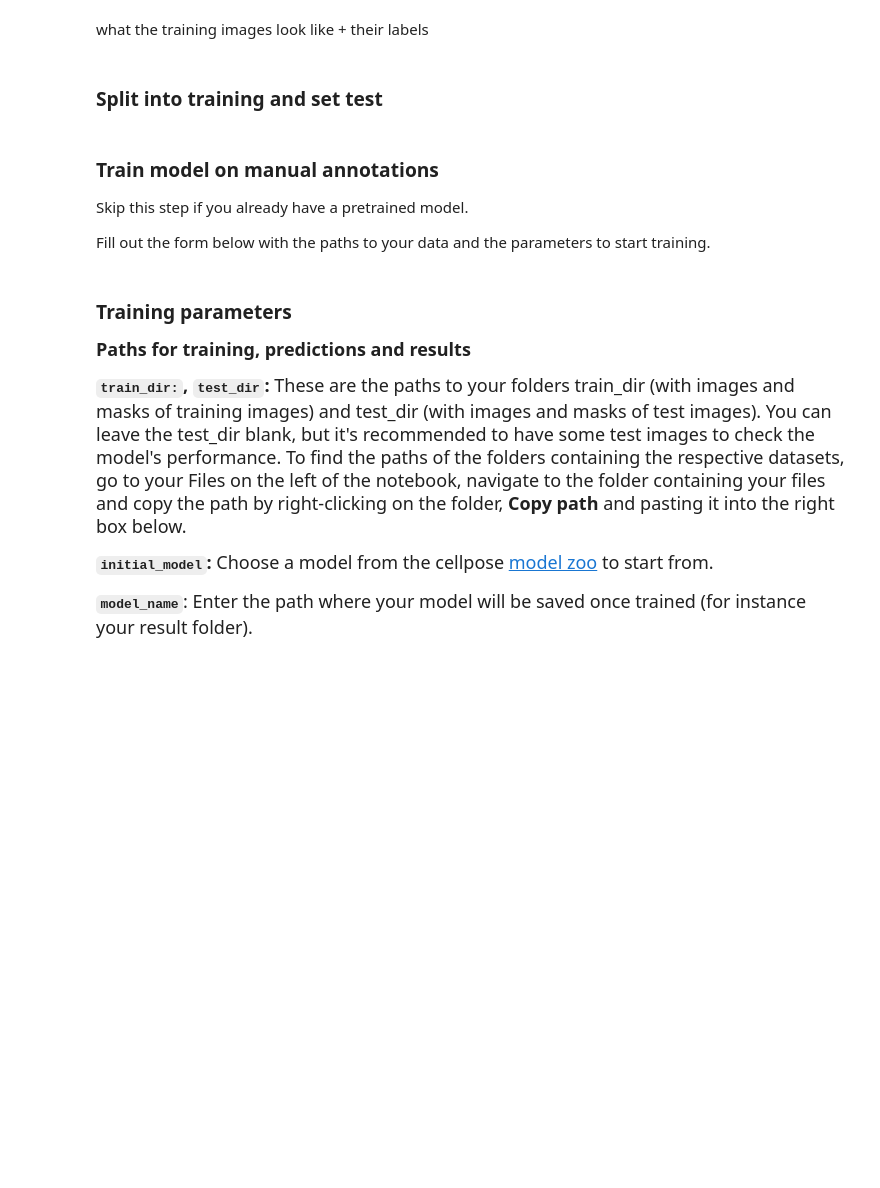
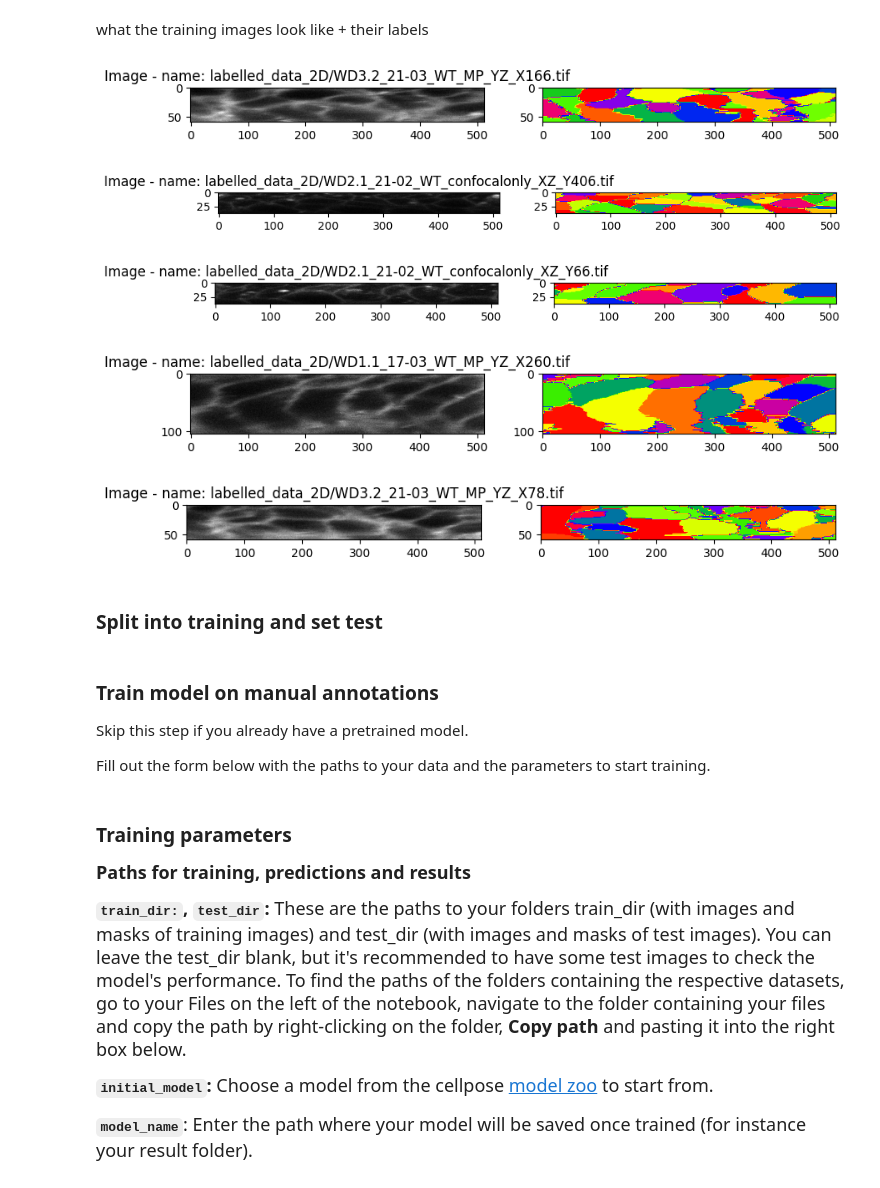
Before and after one commit to Pablo1990/3D-deep-segmentation-protocol, a Jupyter notebook: 3D_deep_segmentation_protocol.ipynb, the cells around one changed output. Saved outputs shown, nothing was run; the diff lists cells and outputs as text; code cells hidden in the pictures; blank space fills up the shorter version.

```diff
--- a/3D_deep_segmentation_protocol.ipynb
+++ b/3D_deep_segmentation_protocol.ipynb
@@ -359,27 +555,37 @@ iterative_image_splicer('labelled_data/segmented/', 'labelled_data_2D', segmente
 # %% [markdown]
 what the training images look like + their labels
 # %%
-import re
 from natsort import natsorted
 from glob import glob
 
-plt.figure(figsize=(12,4), dpi=300)
-count = 0
+train_files = natsorted([f for f in glob('labelled_data_2D/*.tif')
+                        if '_masks' not in f])
+train_seg = natsorted(glob('labelled_data_2D/*_masks.tif'))
 
-train_files = natsorted([f for f in glob('labelled_data_2D/*.tif')
-                        if '_segmented_' not in f])
-train_seg = natsorted(glob('labelled_data_2D/*_segmented*.tif'))
+num_images_to_show = 5
 
-for k,f in enumerate(train_files):
-    img = io.imread(f)
-    plt.subplot(3,len(train_files), k+1)
-    plt.imshow(img)
-    plt.axis('off')
-    if k==0:
-        plt.title('image')
+# Generate 'num_sections' random numbers
+random_sections = np.random.randint(0, len(train_files), num_images_to_show)
 
-    if k>3:
-      break
+# Visualize a few training and segmentation images
+for k,f in enumerate(random_sections):
+    img = io.imread(train_files[f])
+    plt.figure(figsize=(10, 5))
+    plt.subplot(1, 2, 1)
+    plt.imshow(img, cmap='gray')
+    plt.title(f"Image - name: {train_files[f]}")
+
+    # Get the corresponding segmentation image
+    seg = io.imread(train_seg[f])
+    plt.subplot(1, 2, 2)
+    plt.imshow(seg, cmap='prism')
+    plt.show()
+# %% [output]
+[figure, added]
+[figure, added]
+[figure, added]
+[figure, added]
+[figure, added]
 # %% [markdown]
 ### Split into training and set test
 # %%
```
Also changed, not shown: parts of 20 cells of this notebook.
